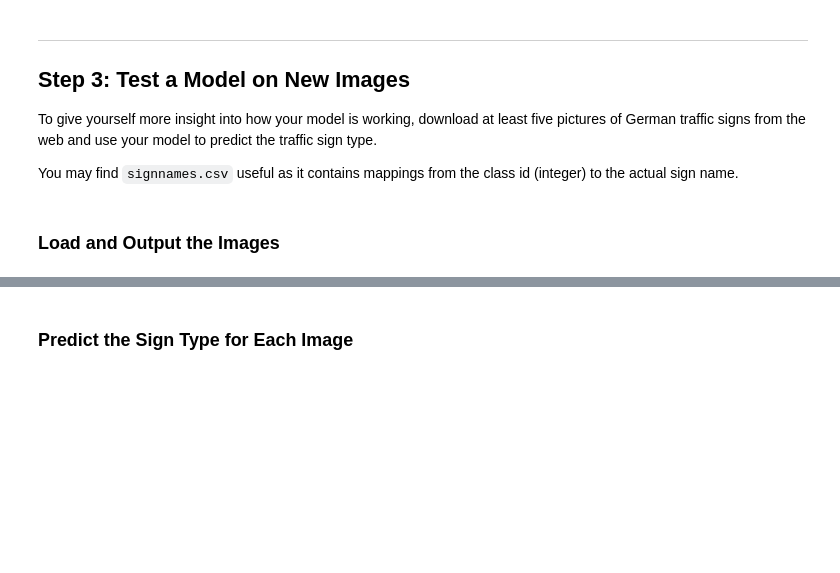
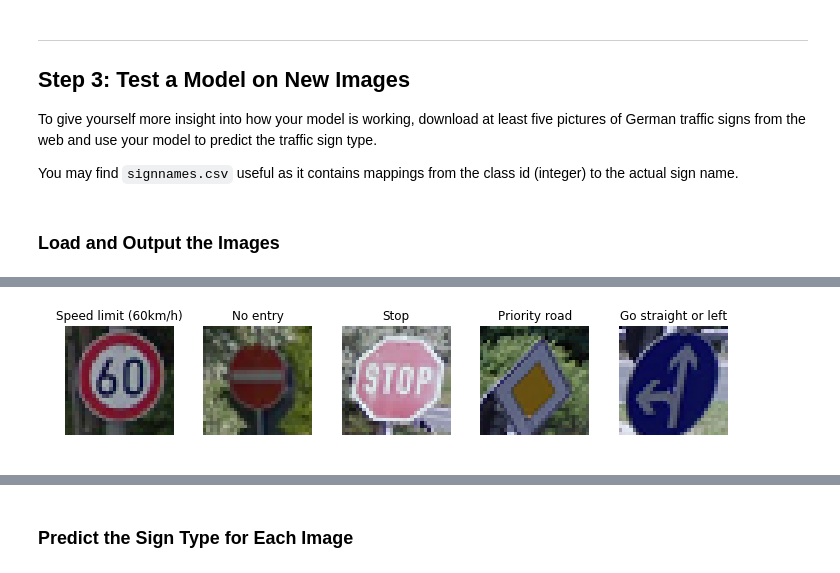
Before and after one commit to MacZel/CarND-Traffic-Sign-Classifier-Project, a Jupyter notebook: Traffic_Sign_Classifier.ipynb, the cells around one changed output, grey strips where cells are left out. Cells and saved outputs as stored; diff of their text form; code cells hidden in the pictures; blank space fills up the shorter version.

```diff
--- a/Traffic_Sign_Classifier.ipynb
+++ b/Traffic_Sign_Classifier.ipynb
@@ -619,0 +607,4 @@ import cv2
+# %%
+from sklearn.utils import shuffle
+
+X_train_out, y_train_out = shuffle(X_train_gray, y_train)
@@ -643,0 +824,16 @@ You may find `signnames.csv` useful as it contains mappings from the class id (i
+# %%
+import cv2
+import glob
+
+verify_imgs = []
+verify_labels = np.array([3,17,14,12,37])
+
+fig, axs = plt.subplots(1,5, figsize=(12, 2))
+for i, img in enumerate(glob.glob('./found_images/*.png')):
+    image = cv2.cvtColor(cv2.imread(img), cv2.COLOR_BGR2RGB)
+    axs[i].set_title(labels_matchup_list[verify_labels[i]])
+    axs[i].axis('off')
+    axs[i].imshow(image)
+    verify_imgs.append(image)
+# %% [output]
+[figure, added]
```
Also changed, not shown: parts of 45 cells of this notebook, 10 other files.
